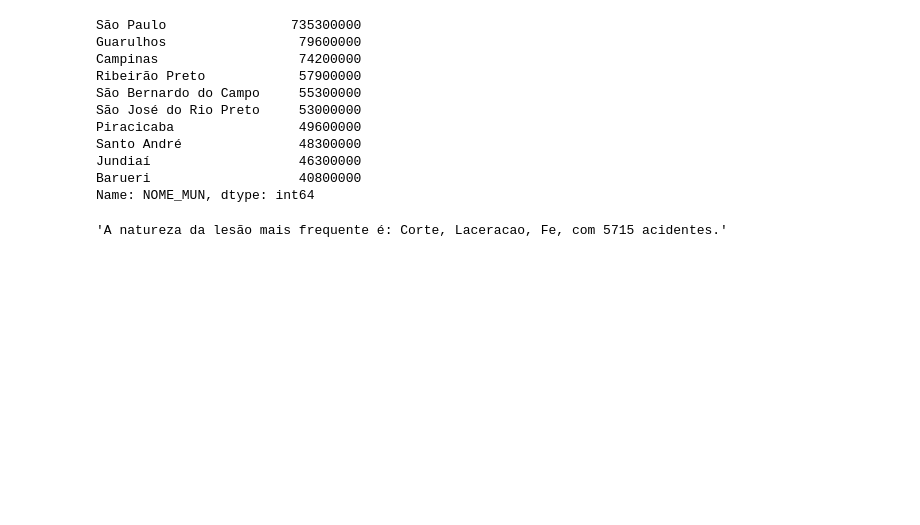
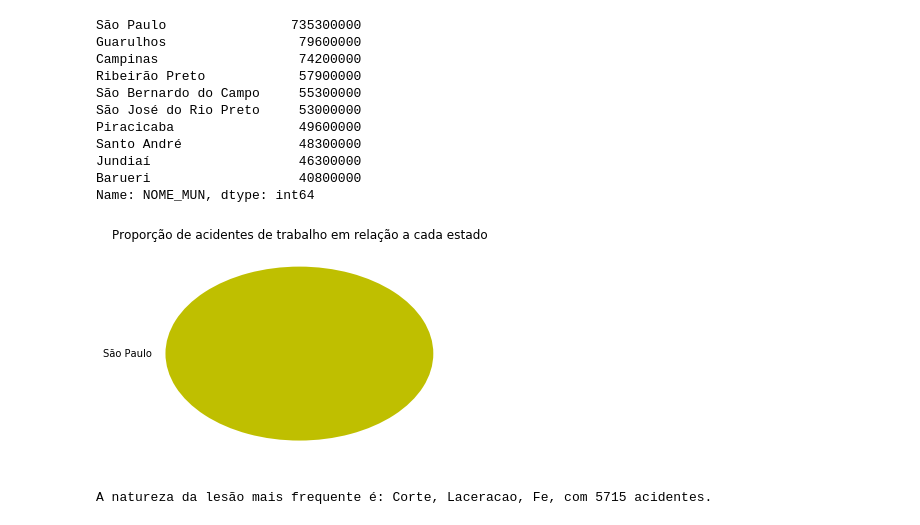
Before and after one commit to brunaoliveira/acidentes_de_trabalho, a Jupyter notebook: Enunciado_T2_final.ipynb, the cells around one changed output. Drawn from its saved outputs; the diff is of its cells as text; code cells hidden in the pictures; blank space fills up the shorter version.

```diff
--- a/Enunciado_T2_final.ipynb
+++ b/Enunciado_T2_final.ipynb
@@ -179,13 +203,21 @@ Name: NOME_MUN, dtype: int64
 # %%
 ##3.Qual a proporção de acidentes de trabalho em relação a cada estado?
 ##Faça um gráfico de pizza para mostrar o resultado.
+acid_count = df['NOME_UF'].value_counts(sort=True, ascending=False)
+##print_dataframe(acid_count)
+acid_count.plot.pie(colors = 'yellow')
+plt.ylabel('')
+plt.title('Proporção de acidentes de trabalho em relação a cada estado')
+plt.show()
+# %% [output]
+[figure, added]
 # %%
 ##4.Qual a natureza da lesão mais comum nos acidentes?
 nat_lesao = (df['NATUREZA_DA_LESAO'].value_counts(sort=True, ascending=False)).idxmax()
 nat_lesao_count = (df['NATUREZA_DA_LESAO'].value_counts(sort=True, ascending=False)).max()
-print_dataframe('A natureza da lesão mais frequente é: {}, com {} acidentes.'.format(nat_lesao,nat_lesao_count))
+print('A natureza da lesão mais frequente é: {}, com {} acidentes.'.format(nat_lesao,nat_lesao_count))
 # %% [output]
-'A natureza da lesão mais frequente é: Corte, Laceracao, Fe, com 5715 acidentes.'
+A natureza da lesão mais frequente é: Corte, Laceracao, Fe, com 5715 acidentes.
 # %%
 ##5.Qual é o comportamento do número de acidentes ao longo do tempo?
 ##Mostre a evolução do número de acientes utilizando um gráfico de linha.
```
Also changed, not shown: parts of 6 cells of this notebook.
